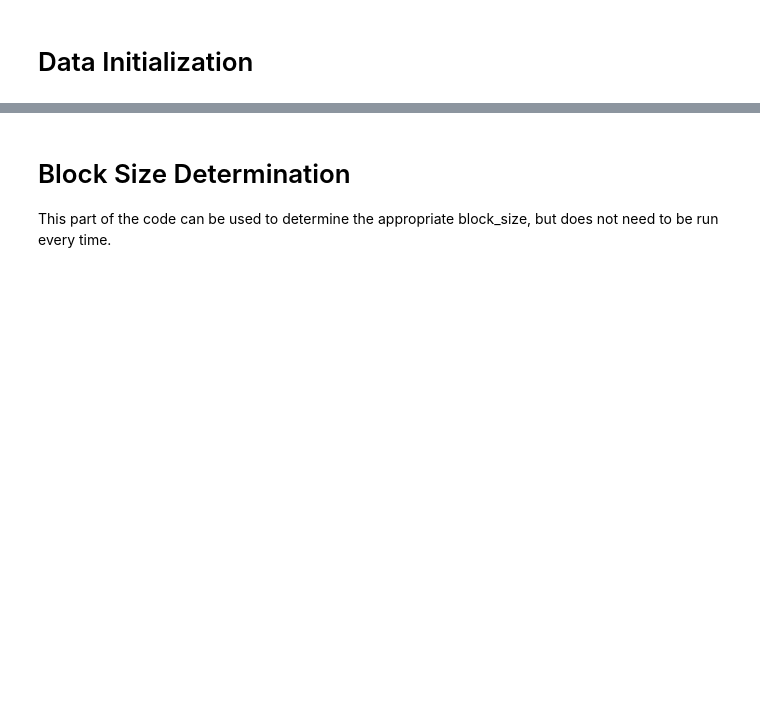
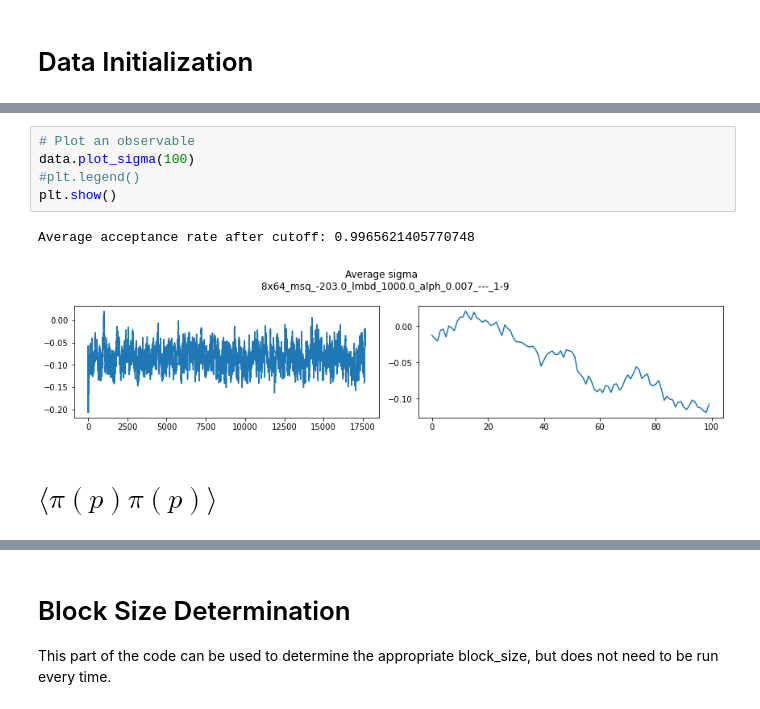
Before and after one commit to jinluchang/Qlattice, a Jupyter notebook: applications/hmc-pions/data_analysis-blocked.ipynb, the cells around one changed output, grey strips where cells are left out. Cells and saved outputs as stored; diff of their text form; blank space fills up the shorter version.

```diff
--- a/applications/hmc-pions/data_analysis-blocked.ipynb
+++ b/applications/hmc-pions/data_analysis-blocked.ipynb
@@ -165,0 +97,10 @@ Average acceptance rate after cutoff: 0.710620314742489
+# %%
+# Plot an observable
+data.plot_sigma(100)
+#plt.legend()
+plt.show()
+# %% [output]
+Average acceptance rate after cutoff: 0.9965621405770748
+[figure, added]
+# %% [markdown]
+# $\langle \pi(p)\pi(p)\rangle$
```
Also changed, not shown: parts of 61 cells of this notebook, 1 other file.
